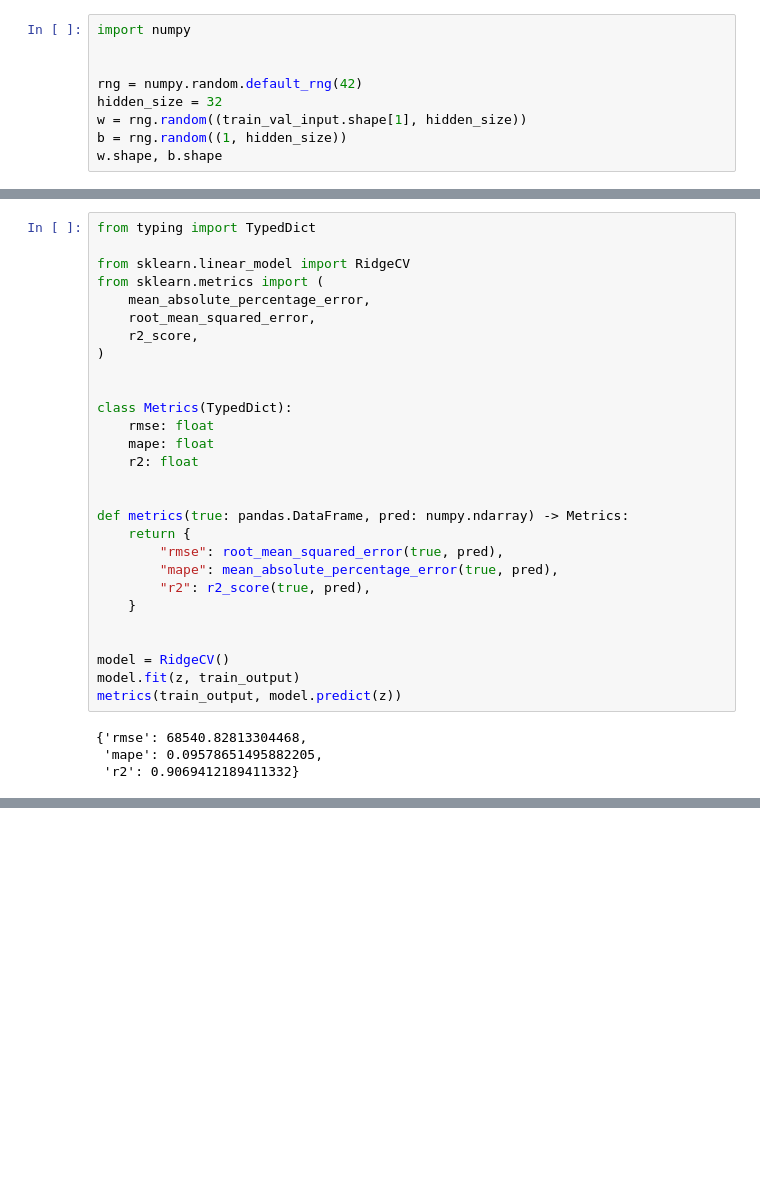
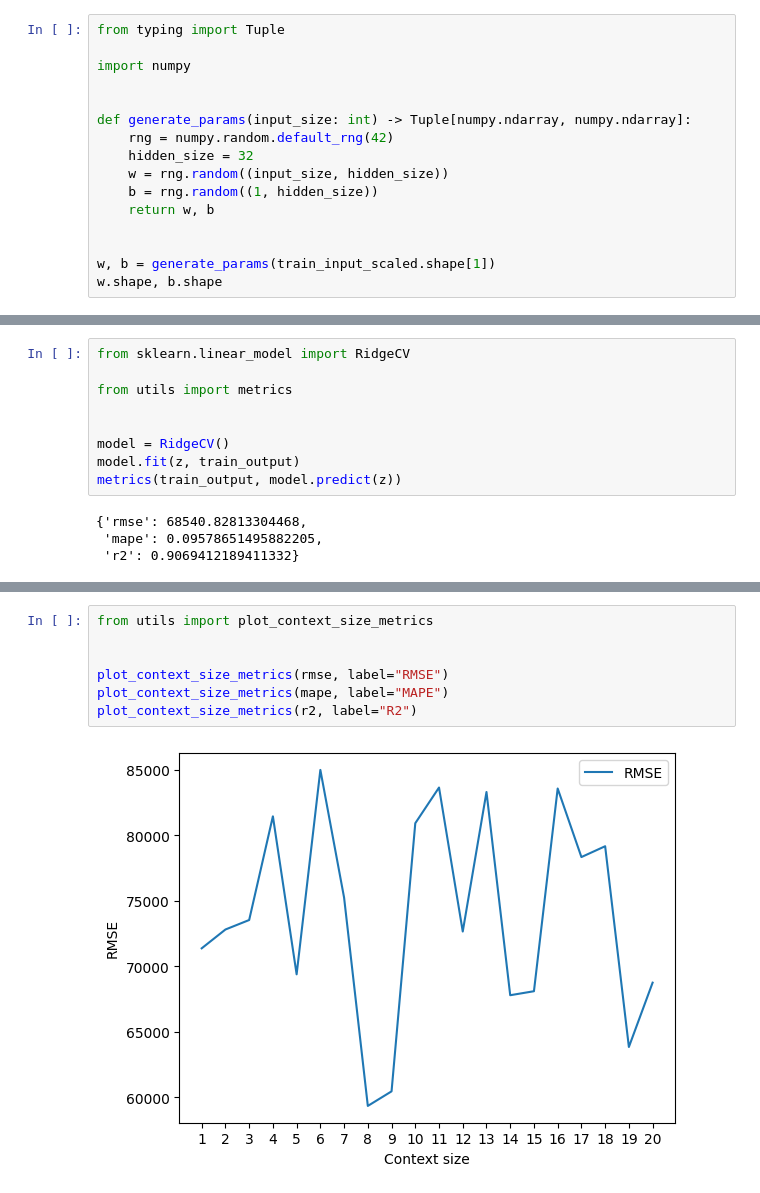
Before and after one commit to HaiAu2501/EL4TF, a Jupyter notebook: linear_models/rvfl.ipynb, the cells around one changed output, grey strips where cells are left out. Drawn from its saved outputs; the diff is of its cells as text; blank space fills up the shorter version.

Commit message:
Tune context size for RVFL model

```diff
--- a/linear_models/rvfl.ipynb
+++ b/linear_models/rvfl.ipynb
@@ -104,13 +83,20 @@ scaler = StandardScaler()
 train_input_scaled = scaler.fit_transform(train_input)
 val_input_scaled = scaler.transform(val_input)
 # %%
+from typing import Tuple
+
 import numpy
 
 
-rng = numpy.random.default_rng(42)
-hidden_size = 32
-w = rng.random((train_val_input.shape[1], hidden_size))
-b = rng.random((1, hidden_size))
+def generate_params(input_size: int) -> Tuple[numpy.ndarray, numpy.ndarray]:
+    rng = numpy.random.default_rng(42)
+    hidden_size = 32
+    w = rng.random((input_size, hidden_size))
+    b = rng.random((1, hidden_size))
+    return w, b
+
+
+w, b = generate_params(train_input_scaled.shape[1])
 w.shape, b.shape
 # %% [output]
 ((20, 32), (1, 32))
@@ -128,26 +117,7 @@ z = transform_input(train_input_scaled, w=w, b=b)
 # %%
-from typing import TypedDict
+from sklearn.linear_model import RidgeCV
 
-from sklearn.linear_model import RidgeCV
-from sklearn.metrics import (
-    mean_absolute_percentage_error,
-    root_mean_squared_error,
-    r2_score,
-)
-
-
-class Metrics(TypedDict):
-    rmse: float
-    mape: float
-    r2: float
-
-
-def metrics(true: pandas.DataFrame, pred: numpy.ndarray) -> Metrics:
-    return {
-        "rmse": root_mean_squared_error(true, pred),
-        "mape": mean_absolute_percentage_error(true, pred),
-        "r2": r2_score(true, pred),
-    }
+from utils import metrics
 
 
 model = RidgeCV()
@@ -165,0 +176,9 @@ metrics(val_output, model.predict(transform_input(val_input_scaled, w=w, b=b)))
+# %%
+from utils import plot_context_size_metrics
+
+
+plot_context_size_metrics(rmse, label="RMSE")
+plot_context_size_metrics(mape, label="MAPE")
+plot_context_size_metrics(r2, label="R2")
+# %% [output]
+[figure, added]
```
Also changed, not shown: parts of 8 cells of this notebook, 3 other files.
